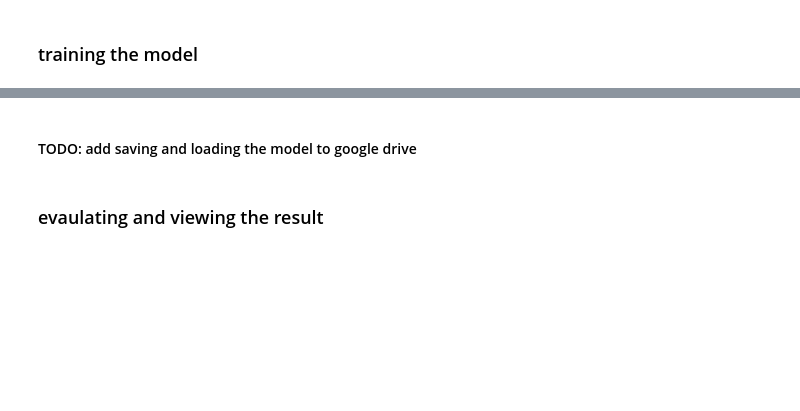
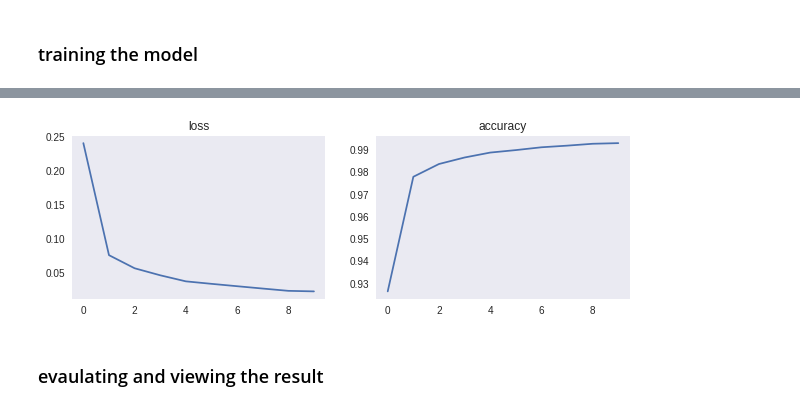
Before and after one commit to jahabdank/mnist-digit-classifiers, a Jupyter notebook: keras_mnist_digit_recognition.ipynb, the cells around one changed output, grey strips where cells are left out. Cells and saved outputs as stored; diff of their text form; code cells hidden in the pictures; blank space fills up the shorter version.

Commit message:
added loss and accuracy plots

```diff
--- a/keras_mnist_digit_recognition.ipynb
+++ b/keras_mnist_digit_recognition.ipynb
@@ -258,11 +258,11 @@ SVG(model_to_dot(model, show_shapes=True).create(prog='dot', format='svg'))
 # %% [markdown]
 ### training the model
 # %%
-model.fit(x_train_k, y_train_k,
-          batch_size=batch_size,
-          epochs=epochs,
-          verbose=1,
-          validation_data=(x_test_k, y_test_k))
+history = model.fit(x_train_k, y_train_k,
+                    batch_size=batch_size,
+                    epochs=epochs,
+                    verbose=1,
+                    validation_data=(x_test_k, y_test_k))
 # %% [output]
 Train on 60000 samples, validate on 10000 samples
 Epoch 1/10
@@ -285,5 +284,14 @@ Epoch 10/10
-# %% [markdown]
-#### TODO: add saving and loading the model to google drive
+# %%
+fig, m_axs = plt.subplots(1, 2, figsize = (10, 3))
+
+m_axs[0].plot(history.epoch,history.history['loss'])
+m_axs[0].set_title('loss')
+m_axs[0].grid(False)
+m_axs[1].plot(history.epoch,history.history['acc'])
+m_axs[1].set_title('accuracy');
+m_axs[1].grid(False)
+# %% [output]
+[figure, added]
 # %% [markdown]
 ### evaulating and viewing the result
 # %%
```
Also changed, not shown: parts of 7 cells of this notebook.
